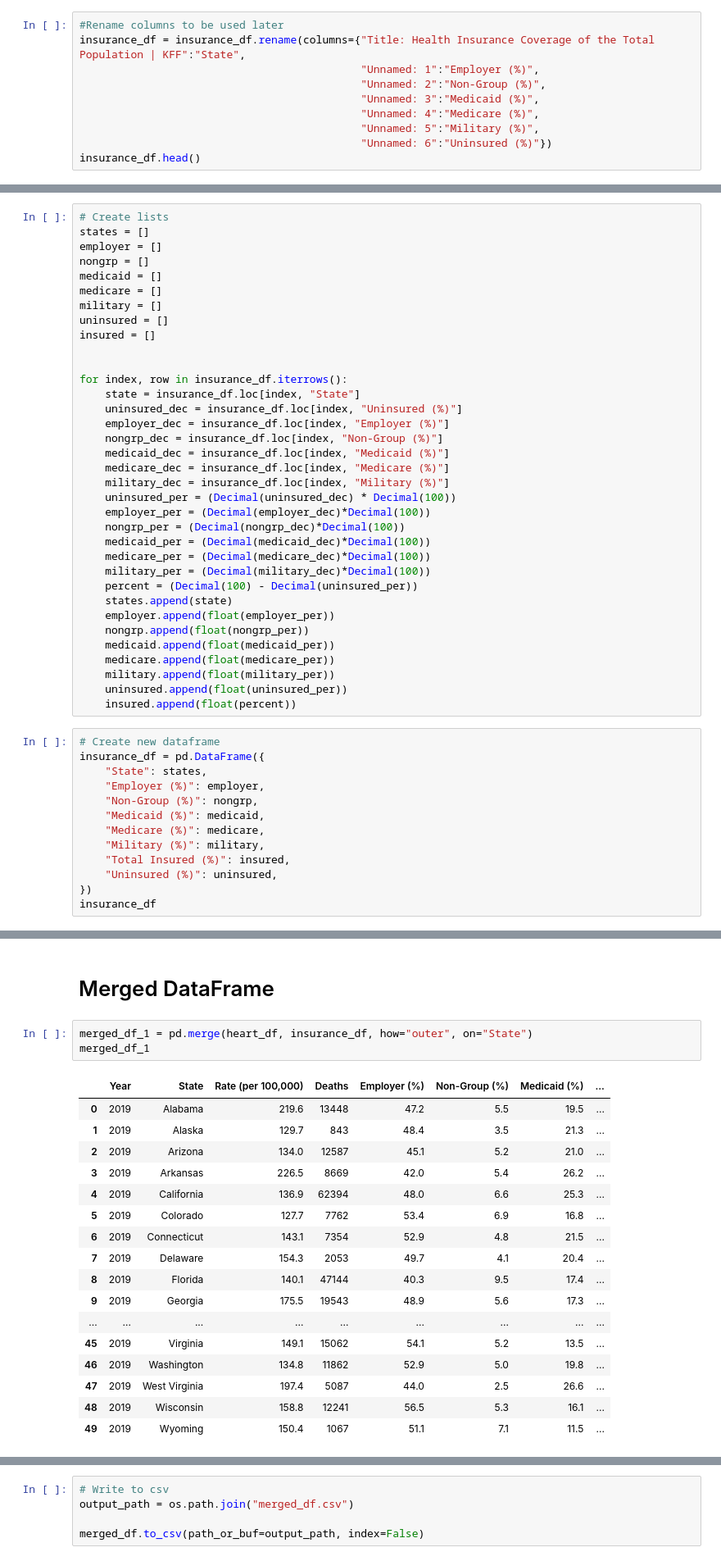
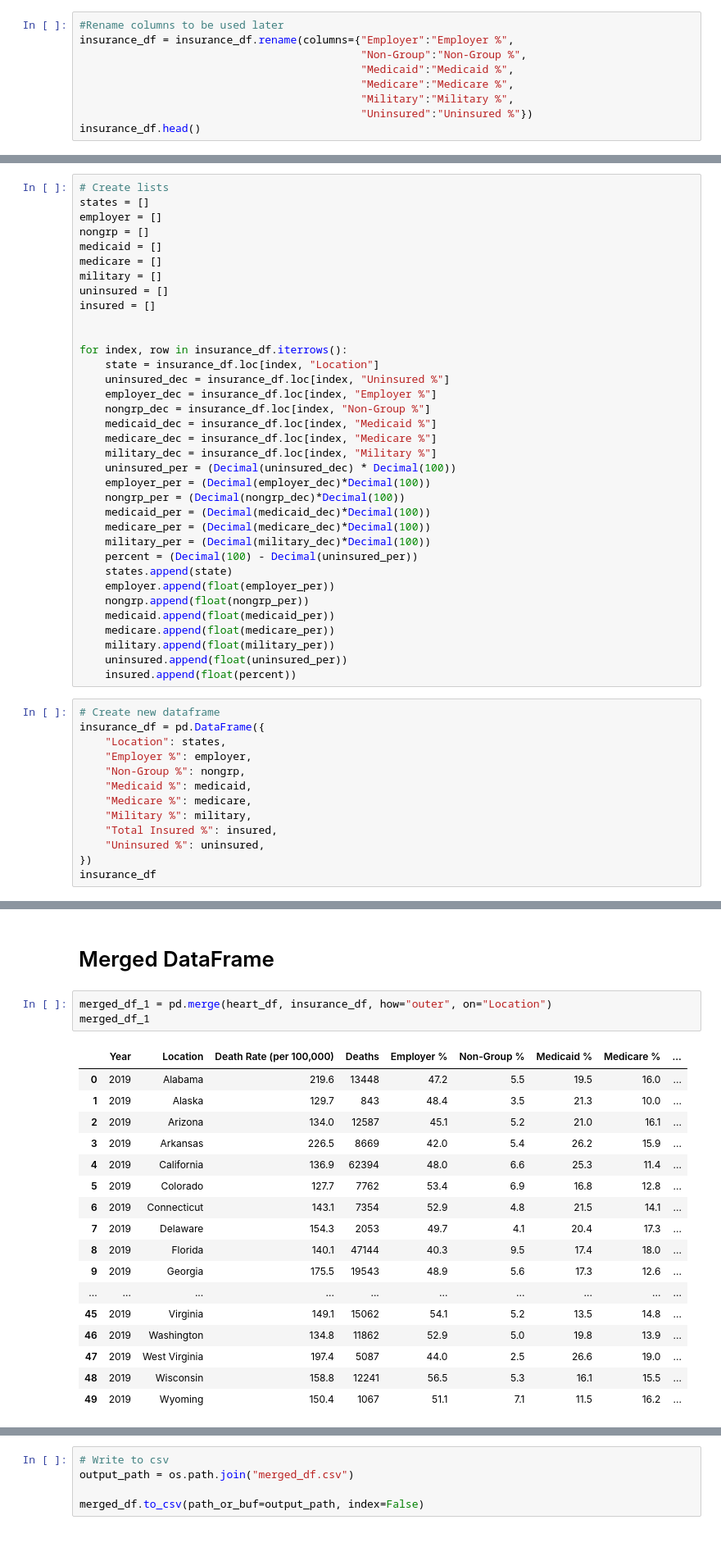
Before and after one commit to alejfxguti/Heart_Disease_Mortality_by_State, a Jupyter notebook: DataFrames/merged_df.ipynb, the cells around one changed output, grey strips where cells are left out. Shown at 82% size. Saved outputs shown, nothing was run; the diff lists cells and outputs as text.

```diff
--- a/DataFrames/merged_df.ipynb
+++ b/DataFrames/merged_df.ipynb
@@ -167,11 +173,10 @@ insurance_df.head()
 # %%
 #Rename columns to be used later
-insurance_df = insurance_df.rename(columns={"Title: Health Insurance Coverage of the Total Population | KFF":"State",
-                                            "Unnamed: 1":"Employer (%)",
-                                            "Unnamed: 2":"Non-Group (%)",
-                                            "Unnamed: 3":"Medicaid (%)",
-                                            "Unnamed: 4":"Medicare (%)",
-                                            "Unnamed: 5":"Military (%)",
-                                            "Unnamed: 6":"Uninsured (%)"})
+insurance_df = insurance_df.rename(columns={"Employer":"Employer %",
+                                            "Non-Group":"Non-Group %",
+                                            "Medicaid":"Medicaid %",
+                                            "Medicare":"Medicare %",
+                                            "Military":"Military %",
+                                            "Uninsured":"Uninsured %"})
 insurance_df.head()
 # %% [output]
@@ -194,13 +199,13 @@ insured = []
 
 
 for index, row in insurance_df.iterrows():
-    state = insurance_df.loc[index, "State"]
-    uninsured_dec = insurance_df.loc[index, "Uninsured (%)"]
-    employer_dec = insurance_df.loc[index, "Employer (%)"]
-    nongrp_dec = insurance_df.loc[index, "Non-Group (%)"]
-    medicaid_dec = insurance_df.loc[index, "Medicaid (%)"]
-    medicare_dec = insurance_df.loc[index, "Medicare (%)"]
-    military_dec = insurance_df.loc[index, "Military (%)"]
+    state = insurance_df.loc[index, "Location"]
+    uninsured_dec = insurance_df.loc[index, "Uninsured %"]
+    employer_dec = insurance_df.loc[index, "Employer %"]
+    nongrp_dec = insurance_df.loc[index, "Non-Group %"]
+    medicaid_dec = insurance_df.loc[index, "Medicaid %"]
+    medicare_dec = insurance_df.loc[index, "Medicare %"]
+    military_dec = insurance_df.loc[index, "Military %"]
     uninsured_per = (Decimal(uninsured_dec) * Decimal(100))
     employer_per = (Decimal(employer_dec)*Decimal(100))
     nongrp_per = (Decimal(nongrp_dec)*Decimal(100))
@@ -219,14 +224,14 @@ for index, row in insurance_df.iterrows():
 # %%
 # Create new dataframe
 insurance_df = pd.DataFrame({
-    "State": states,
-    "Employer (%)": employer,
-    "Non-Group (%)": nongrp,
-    "Medicaid (%)": medicaid,
-    "Medicare (%)": medicare,
-    "Military (%)": military,
-    "Total Insured (%)": insured,
-    "Uninsured (%)": uninsured,
+    "Location": states,
+    "Employer %": employer,
+    "Non-Group %": nongrp,
+    "Medicaid %": medicaid,
+    "Medicare %": medicare,
+    "Military %": military,
+    "Total Insured %": insured,
+    "Uninsured %": uninsured,
 })
 insurance_df
 # %% [output]
@@ -299,24 +304,24 @@ expenditures_df
 # %% [markdown]
 # Merged DataFrame
 # %%
-merged_df_1 = pd.merge(heart_df, insurance_df, how="outer", on="State")
+merged_df_1 = pd.merge(heart_df, insurance_df, how="outer", on="Location")
 merged_df_1
 # %% [output]
-|  | Year | State | Rate (per 100,000) | Deaths | Employer (%) | Non-Group (%) | Medicaid (%) | ... |
-| 0 | 2019 | Alabama | 219.6 | 13448 | 47.2 | 5.5 | 19.5 | ... |
-| 1 | 2019 | Alaska | 129.7 | 843 | 48.4 | 3.5 | 21.3 | ... |
-| 2 | 2019 | Arizona | 134.0 | 12587 | 45.1 | 5.2 | 21.0 | ... |
-| 3 | 2019 | Arkansas | 226.5 | 8669 | 42.0 | 5.4 | 26.2 | ... |
-| 4 | 2019 | California | 136.9 | 62394 | 48.0 | 6.6 | 25.3 | ... |
-| 5 | 2019 | Colorado | 127.7 | 7762 | 53.4 | 6.9 | 16.8 | ... |
-| 6 | 2019 | Connecticut | 143.1 | 7354 | 52.9 | 4.8 | 21.5 | ... |
-| 7 | 2019 | Delaware | 154.3 | 2053 | 49.7 | 4.1 | 20.4 | ... |
-| 8 | 2019 | Florida | 140.1 | 47144 | 40.3 | 9.5 | 17.4 | ... |
-| 9 | 2019 | Georgia | 175.5 | 19543 | 48.9 | 5.6 | 17.3 | ... |
-| ... | ... | ... | ... | ... | ... | ... | ... | ... |
-| 45 | 2019 | Virginia | 149.1 | 15062 | 54.1 | 5.2 | 13.5 | ... |
-| 46 | 2019 | Washington | 134.8 | 11862 | 52.9 | 5.0 | 19.8 | ... |
-| 47 | 2019 | West Virginia | 197.4 | 5087 | 44.0 | 2.5 | 26.6 | ... |
-| 48 | 2019 | Wisconsin | 158.8 | 12241 | 56.5 | 5.3 | 16.1 | ... |
-| 49 | 2019 | Wyoming | 150.4 | 1067 | 51.1 | 7.1 | 11.5 | ... |
+|  | Year | Location | Death Rate (per 100,000) | Deaths | Employer % | Non-Group % | Medicaid % | Medicare % | ... |
+| 0 | 2019 | Alabama | 219.6 | 13448 | 47.2 | 5.5 | 19.5 | 16.0 | ... |
+| 1 | 2019 | Alaska | 129.7 | 843 | 48.4 | 3.5 | 21.3 | 10.0 | ... |
+| 2 | 2019 | Arizona | 134.0 | 12587 | 45.1 | 5.2 | 21.0 | 16.1 | ... |
+| 3 | 2019 | Arkansas | 226.5 | 8669 | 42.0 | 5.4 | 26.2 | 15.9 | ... |
+| 4 | 2019 | California | 136.9 | 62394 | 48.0 | 6.6 | 25.3 | 11.4 | ... |
+| 5 | 2019 | Colorado | 127.7 | 7762 | 53.4 | 6.9 | 16.8 | 12.8 | ... |
+| 6 | 2019 | Connecticut | 143.1 | 7354 | 52.9 | 4.8 | 21.5 | 14.1 | ... |
+| 7 | 2019 | Delaware | 154.3 | 2053 | 49.7 | 4.1 | 20.4 | 17.3 | ... |
+| 8 | 2019 | Florida | 140.1 | 47144 | 40.3 | 9.5 | 17.4 | 18.0 | ... |
+| 9 | 2019 | Georgia | 175.5 | 19543 | 48.9 | 5.6 | 17.3 | 12.6 | ... |
+| ... | ... | ... | ... | ... | ... | ... | ... | ... | ... |
+| 45 | 2019 | Virginia | 149.1 | 15062 | 54.1 | 5.2 | 13.5 | 14.8 | ... |
+| 46 | 2019 | Washington | 134.8 | 11862 | 52.9 | 5.0 | 19.8 | 13.9 | ... |
+| 47 | 2019 | West Virginia | 197.4 | 5087 | 44.0 | 2.5 | 26.6 | 19.0 | ... |
+| 48 | 2019 | Wisconsin | 158.8 | 12241 | 56.5 | 5.3 | 16.1 | 15.5 | ... |
+| 49 | 2019 | Wyoming | 150.4 | 1067 | 51.1 | 7.1 | 11.5 | 16.2 | ... |
 # %%
```
Also changed, not shown: parts of 16 cells of this notebook, 9 other files.
